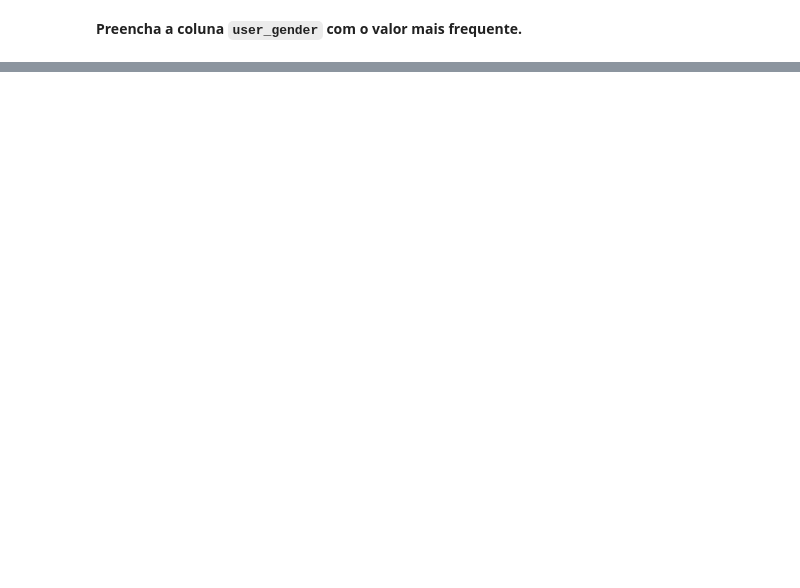
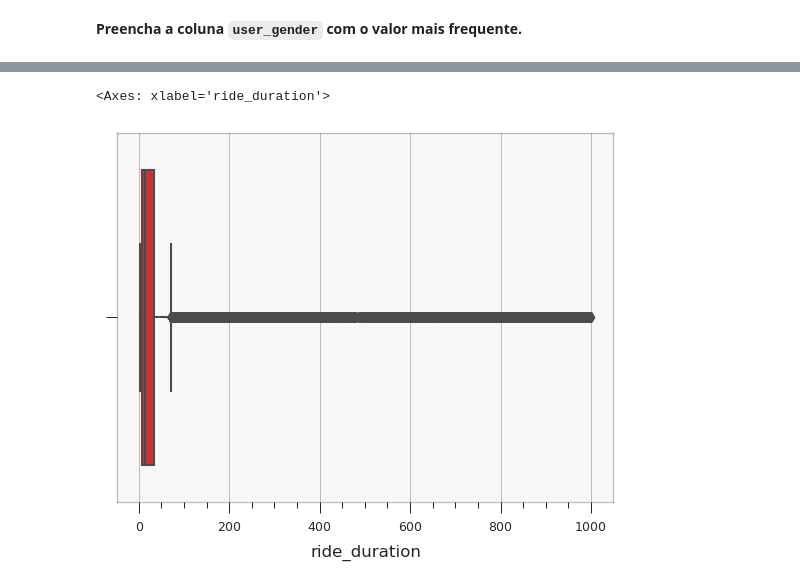
Before and after one commit to pedrohfm/dsnp, a Jupyter notebook: analise-dados-e-pandas/DSNP_4_0_Lista_de_Exercícios.ipynb, the cells around one changed output, grey strips where cells are left out. Cells and saved outputs as stored; diff of their text form; code cells hidden in the pictures; blank space fills up the shorter version.

```diff
--- a/analise-dados-e-pandas/DSNP_4_0_Lista_de_Exercícios.ipynb
+++ b/analise-dados-e-pandas/DSNP_4_0_Lista_de_Exercícios.ipynb
@@ -83,0 +227,5 @@ df_bike.head()
+# %%
+sns.boxplot(x = df_bike.ride_duration)
+# %% [output]
+<Axes: xlabel='ride_duration'>
+[figure, added]
```
Also changed, not shown: parts of 19 cells of this notebook.
